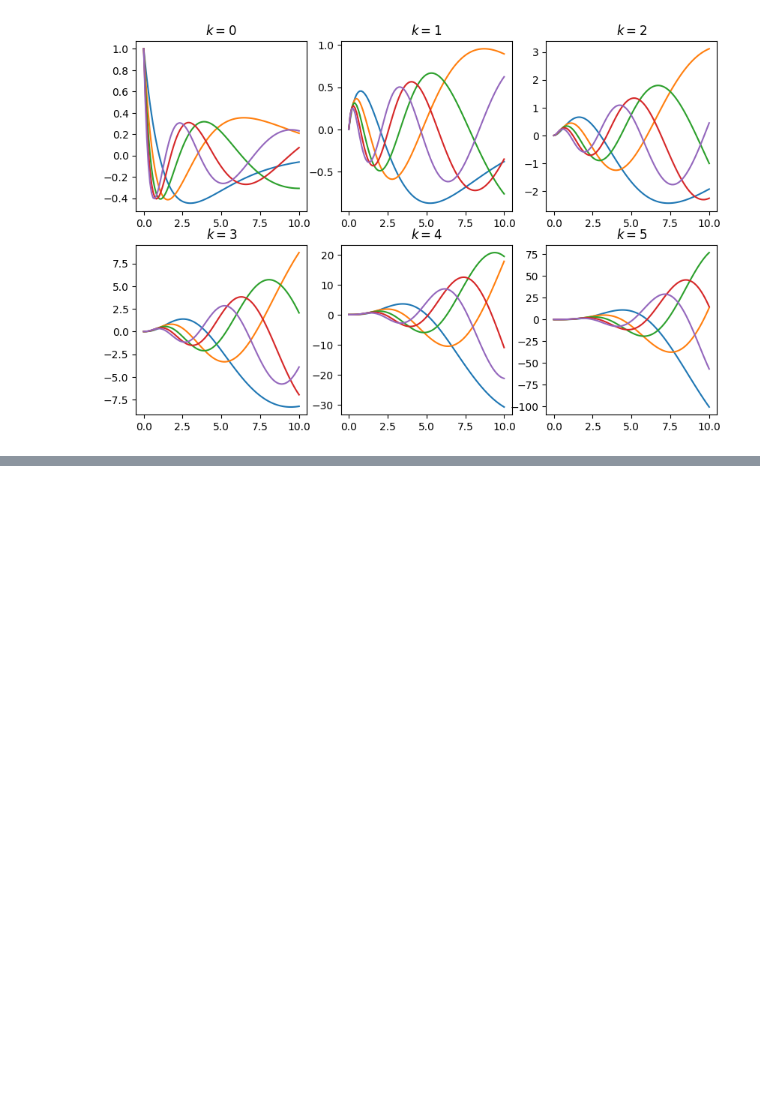
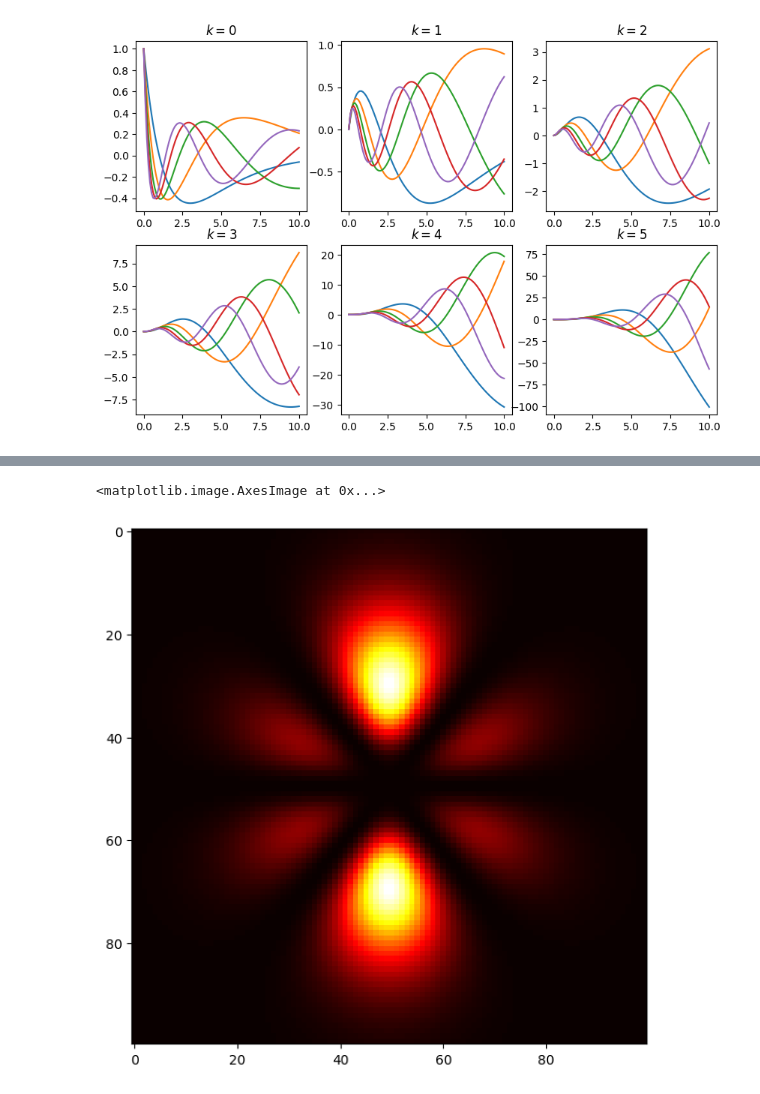
Before and after one commit to DanielBarrreto/Hydrogen-atom, a Jupyter notebook: H_A.ipynb, the cells around one changed output, grey strips where cells are left out. Saved outputs shown, nothing was run; the diff lists cells and outputs as text; code cells hidden in the pictures; blank space fills up the shorter version.

```diff
--- a/H_A.ipynb
+++ b/H_A.ipynb
@@ -109,0 +122,21 @@ ax.plot_surface(X,Y,Z,facecolors=cm.viridis(norm(T)))
+# %%
+def ATOM(r,theta,phi,n,l,m):
+    return abs(armonicos(theta,phi,l,m)*func_radial(r,n,l))**2
+# %%
+dis=30*a_0
+fig_atom=plt.figure(figsize=(7,7))
+x_ax4=fig_atom.add_subplot()
+
+x_=np.linspace(-dis,dis,100)
+y_=np.linspace(-dis,dis,100)
+X_,Y_=np.meshgrid(x_,y_,indexing="ij")
+R=np.sqrt(X_**2+Y_**2)
+Phi_2=np.arctan2(Y_,X_)
+L=ATOM(R,Phi_2,0,4,3,0)
+
+norm2 = plt.Normalize(L.min(), L.max())
+
+x_ax4.imshow(L,cmap="hot")
+# %% [output]
+<matplotlib.image.AxesImage at 0x...>
+[figure, added]
```
Also changed, not shown: parts of 5 cells of this notebook.
